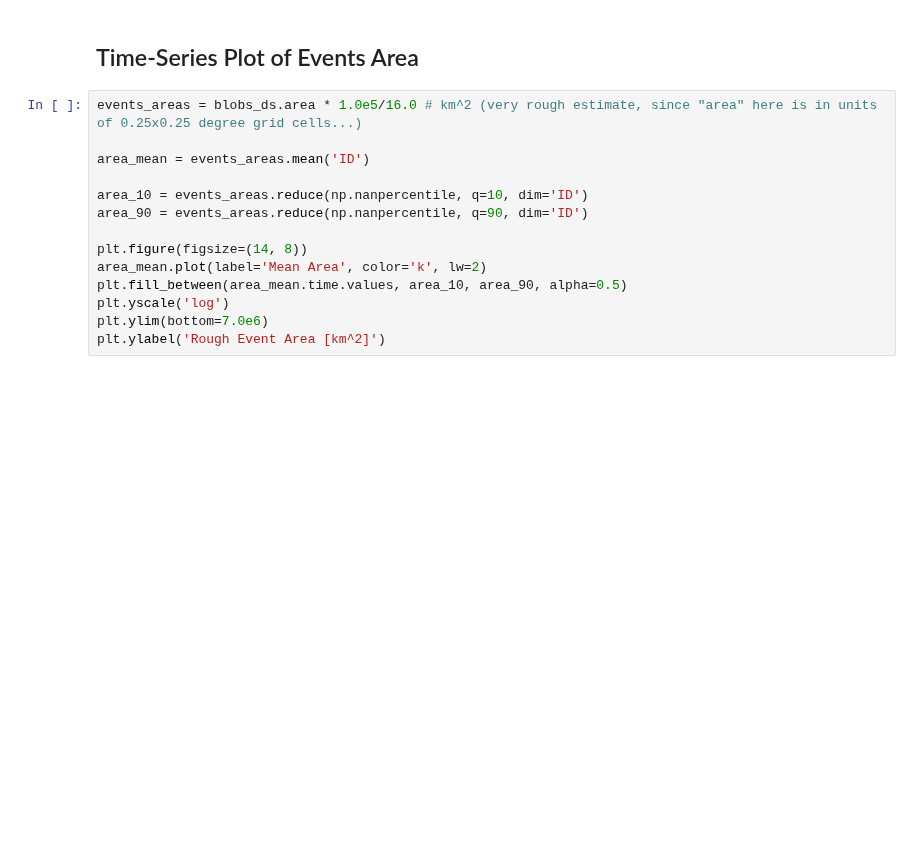
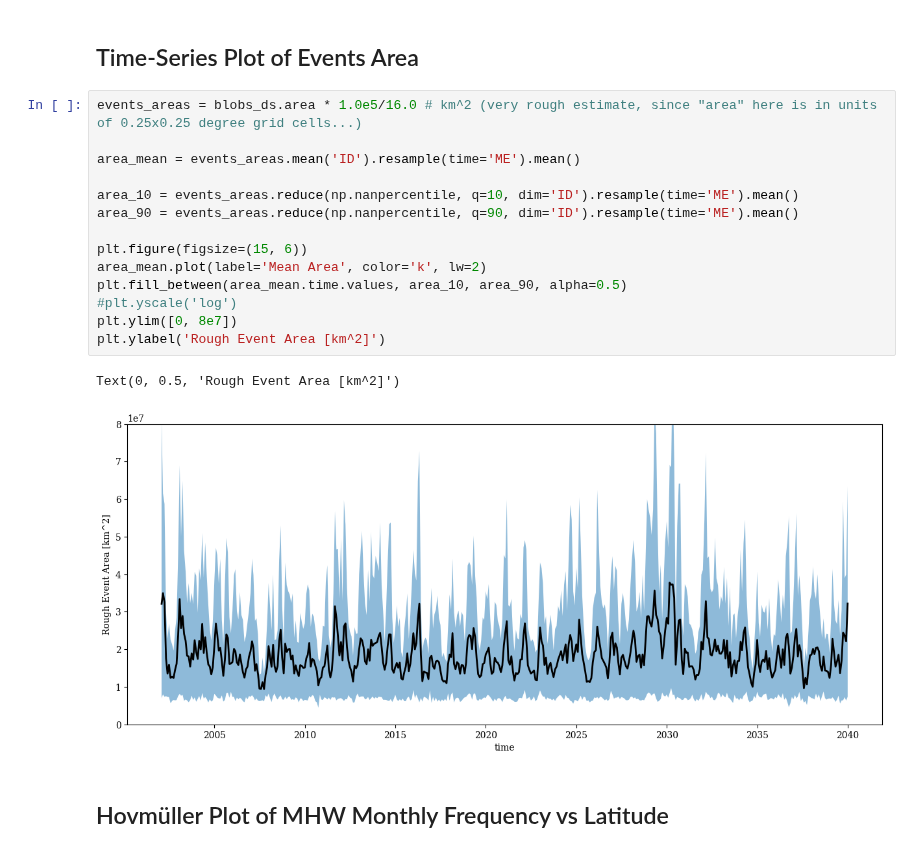
Before and after one commit to wienkers/spot_the_blOb, a Jupyter notebook: notebooks/03_visualise_events.ipynb, the cells around one changed output. Saved outputs shown, nothing was run; the diff lists cells and outputs as text; blank space fills up the shorter version.

```diff
--- a/notebooks/03_visualise_events.ipynb
+++ b/notebooks/03_visualise_events.ipynb
@@ -184,14 +133,19 @@ fig, ax = long_blobs_local_duration.plotter.pplot_col(col='ID', col_wrap=3, var_
 # %%
 events_areas = blobs_ds.area * 1.0e5/16.0 # km^2 (very rough estimate, since "area" here is in units of 0.25x0.25 degree grid cells...)
 
-area_mean = events_areas.mean('ID')
+area_mean = events_areas.mean('ID').resample(time='ME').mean()
 
-area_10 = events_areas.reduce(np.nanpercentile, q=10, dim='ID')
-area_90 = events_areas.reduce(np.nanpercentile, q=90, dim='ID')
+area_10 = events_areas.reduce(np.nanpercentile, q=10, dim='ID').resample(time='ME').mean()
+area_90 = events_areas.reduce(np.nanpercentile, q=90, dim='ID').resample(time='ME').mean()
 
-plt.figure(figsize=(14, 8))
+plt.figure(figsize=(15, 6))
 area_mean.plot(label='Mean Area', color='k', lw=2)
 plt.fill_between(area_mean.time.values, area_10, area_90, alpha=0.5)
-plt.yscale('log')
-plt.ylim(bottom=7.0e6)
+#plt.yscale('log')
+plt.ylim([0, 8e7])
 plt.ylabel('Rough Event Area [km^2]')
+# %% [output]
+Text(0, 0.5, 'Rough Event Area [km^2]')
+[figure, added]
+# %% [markdown]
+## Hovmüller Plot of MHW Monthly Frequency vs Latitude
```
Also changed, not shown: parts of 24 cells of this notebook, 4 other files.
